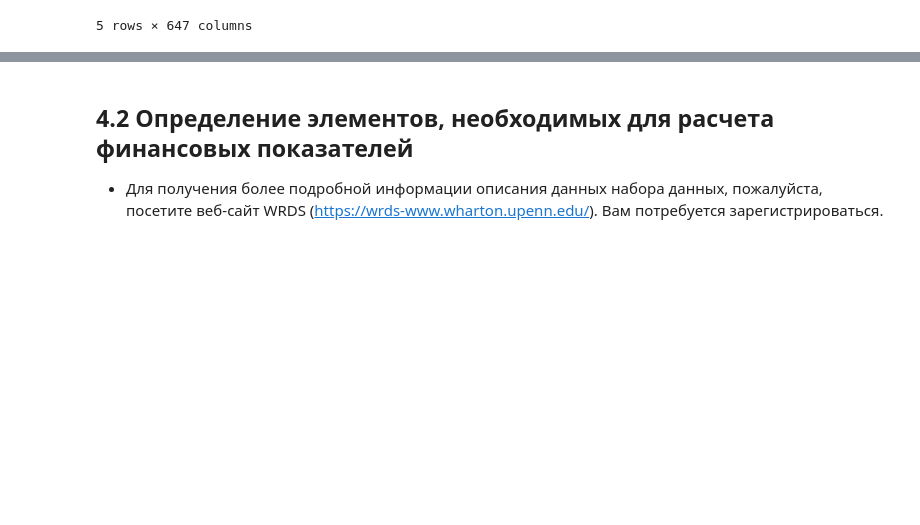
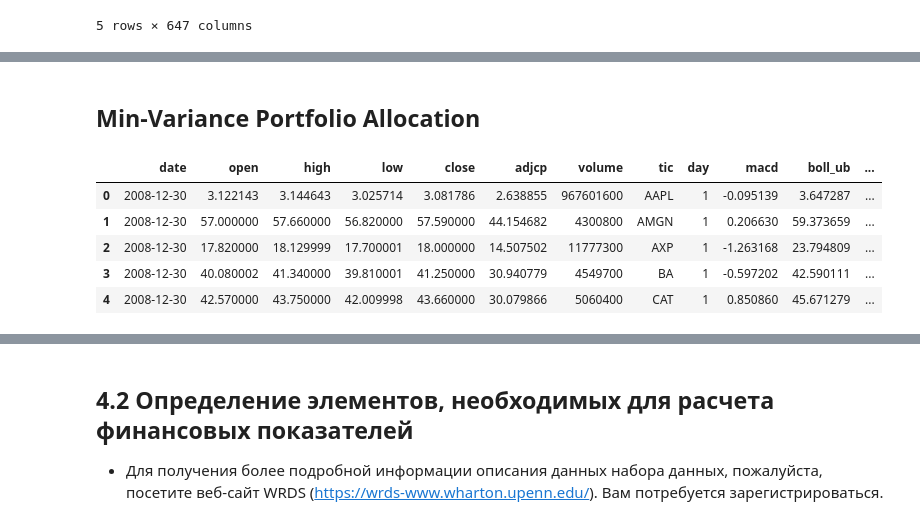
Before and after one commit to SvenTern/algotrade, a Jupyter notebook: finrl_main_part.ipynb, the cells around one changed output, grey strips where cells are left out. Saved outputs shown, nothing was run; the diff lists cells and outputs as text; code cells hidden in the pictures; blank space fills up the shorter version.

```diff
--- a/finrl_main_part.ipynb
+++ b/finrl_main_part.ipynb
@@ -1155,0 +1395,2 @@ fund.head()
+# %% [markdown]
+## Min-Variance Portfolio Allocation
@@ -1155,0 +1405,9 @@ fund.head()
+# %%
+df.head()
+# %% [output]
+|  | date | open | high | low | close | adjcp | volume | tic | day | macd | boll_ub | ... |
+| 0 | 2008-12-30 | 3.122143 | 3.144643 | 3.025714 | 3.081786 | 2.638855 | 967601600 | AAPL | 1 | -0.095139 | 3.647287 | ... |
+| 1 | 2008-12-30 | 57.000000 | 57.660000 | 56.820000 | 57.590000 | 44.154682 | 4300800 | AMGN | 1 | 0.206630 | 59.373659 | ... |
+| 2 | 2008-12-30 | 17.820000 | 18.129999 | 17.700001 | 18.000000 | 14.507502 | 11777300 | AXP | 1 | -1.263168 | 23.794809 | ... |
+| 3 | 2008-12-30 | 40.080002 | 41.340000 | 39.810001 | 41.250000 | 30.940779 | 4549700 | BA | 1 | -0.597202 | 42.590111 | ... |
+| 4 | 2008-12-30 | 42.570000 | 43.750000 | 42.009998 | 43.660000 | 30.079866 | 5060400 | CAT | 1 | 0.850860 | 45.671279 | ... |
```
Also changed, not shown: parts of 46 cells of this notebook.
